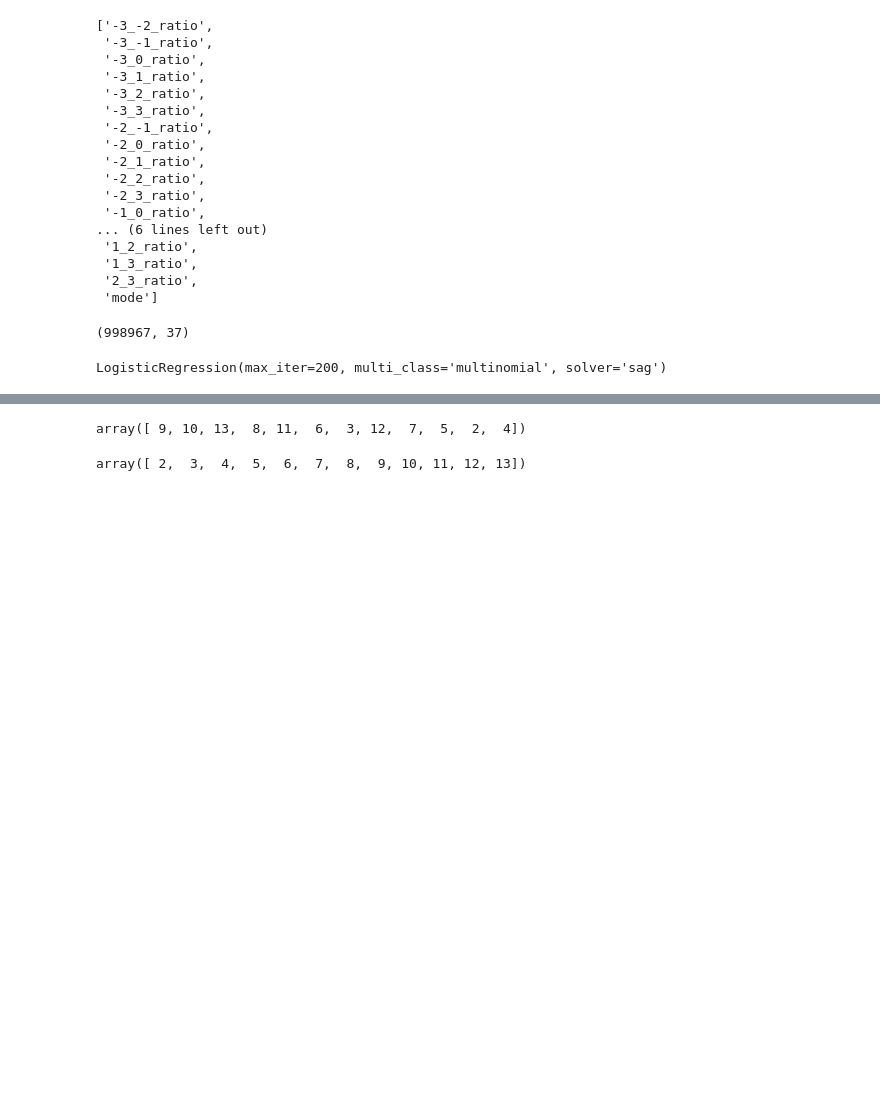
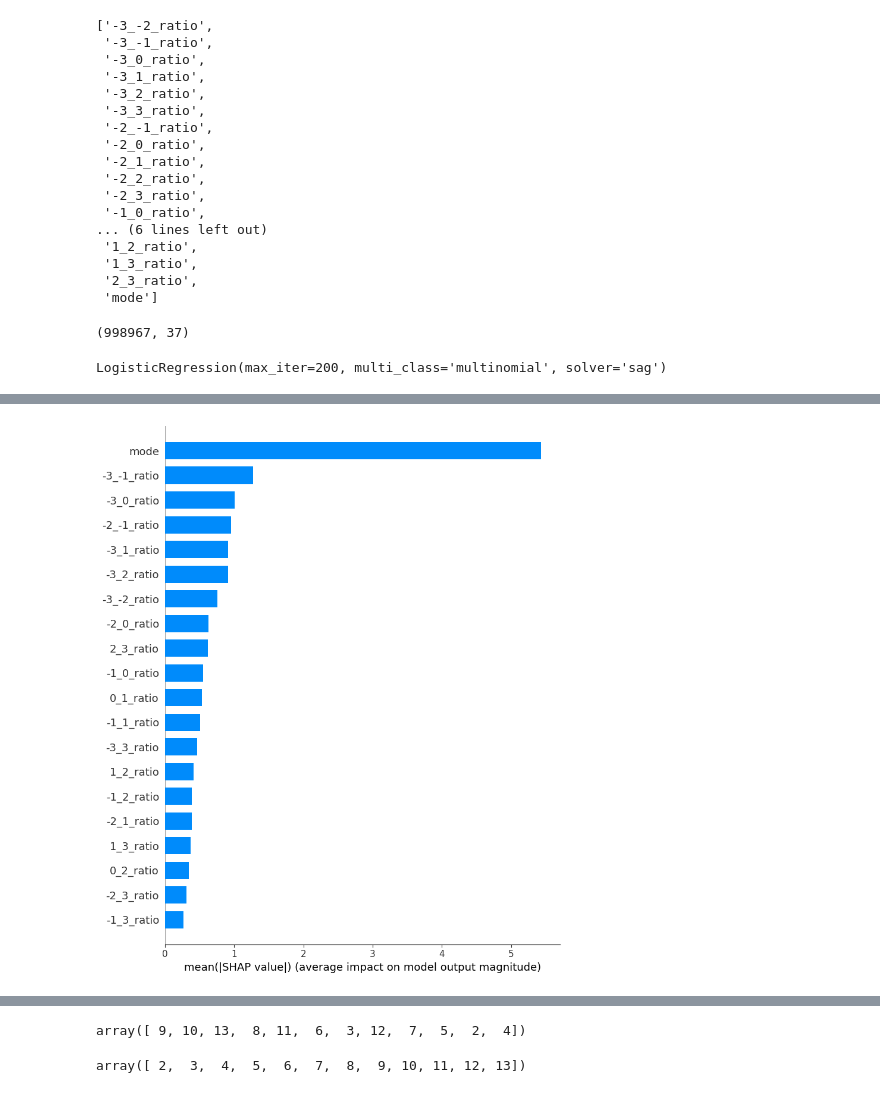
Before and after one commit to young-sudo/BIS-Lab3-MS, a Jupyter notebook: projekt.ipynb, the cells around one changed output, grey strips where cells are left out. Saved outputs shown, nothing was run; the diff lists cells and outputs as text; code cells hidden in the pictures; blank space fills up the shorter version.

```diff
--- a/projekt.ipynb
+++ b/projekt.ipynb
@@ -213,0 +198,4 @@ No data for colormapping provided via 'c'. Parameters 'vmin', 'vmax' will be ign
+# %%
+shap.summary_plot(shap_values[class_index], X_train_norm, plot_type="bar")
+# %% [output]
+[figure, added]
```
Also changed, not shown: parts of 21 cells of this notebook.
